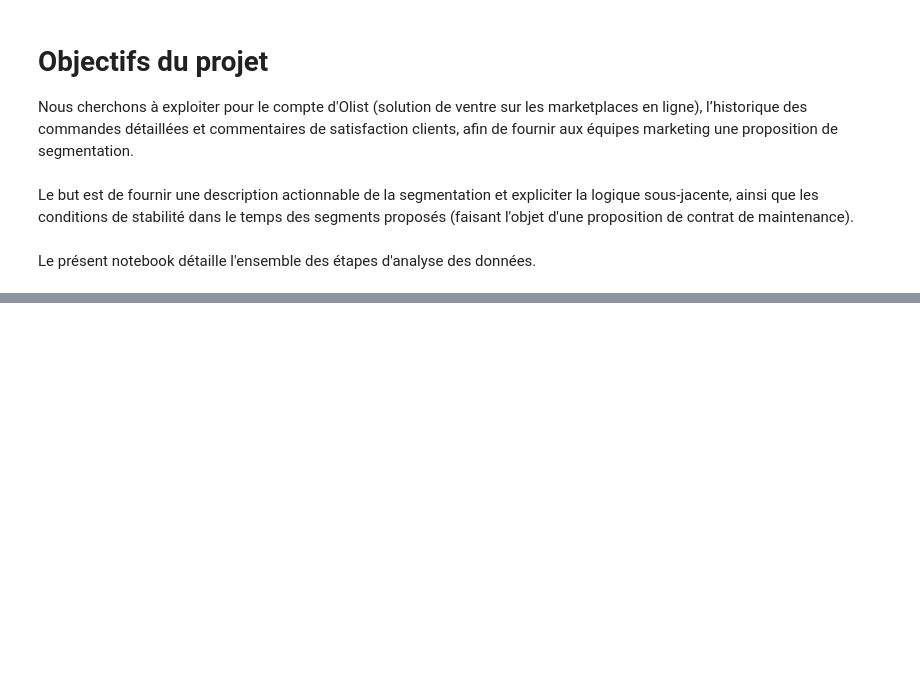
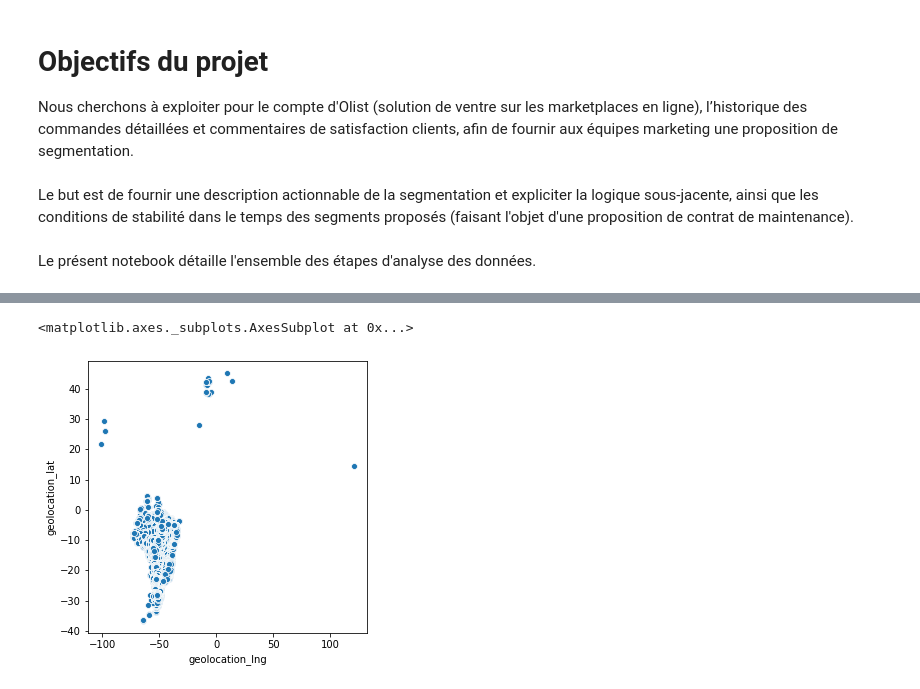
Before and after one commit to EtienneLardeur/P5_CustomerSegmentation, a Jupyter notebook: POlist_01_AnotebookEDA_uncleaned.ipynb, the cells around one changed output, grey strips where cells are left out. Cells and saved outputs as stored; diff of their text form; code cells hidden in the pictures; blank space fills up the shorter version.

```diff
--- a/POlist_01_AnotebookEDA_uncleaned.ipynb
+++ b/POlist_01_AnotebookEDA_uncleaned.ipynb
@@ -34,0 +38,11 @@ import seaborn as sns
+# %%
+# créer les dataframes correspondants aux données
+df_orders = pd.read_csv('Data/olist_orders_dataset.csv')
+df_items = pd.read_csv('Data/olist_order_items_dataset.csv')
+df_customers = pd.read_csv('Data/olist_customers_dataset.csv')
+df_payments = pd.read_csv('Data/olist_order_payments_dataset.csv')
+df_products = pd.read_csv('Data/olist_products_dataset.csv')
+df_sellers = pd.read_csv('Data/olist_sellers_dataset.csv')
+df_reviews = pd.read_csv('Data/olist_order_reviews_dataset.csv')
+df_geolocation = pd.read_csv('Data/olist_geolocation_dataset.csv')
+df_translation = pd.read_csv('Data/product_category_name_translation.csv')
@@ -34,0 +112,9 @@ import seaborn as sns
+# %%
+# afficher la répartion des localisations détaillées
+fig, ax = plt.subplots(figsize=(5, 5))
+sns.scatterplot(x='geolocation_lng',
+                y='geolocation_lat',
+                data=df_geolocation)
+# %% [output]
+<matplotlib.axes._subplots.AxesSubplot at 0x...>
+[figure, added]
```
Also changed, not shown: parts of 44 cells of this notebook.
